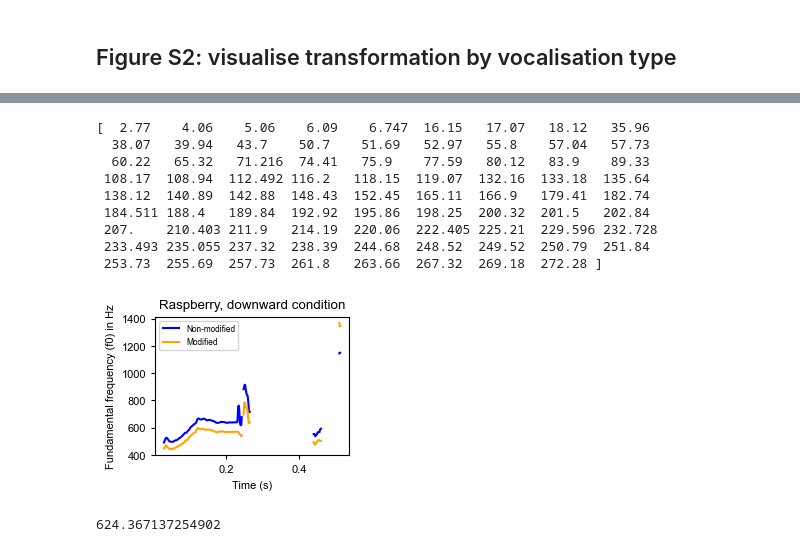
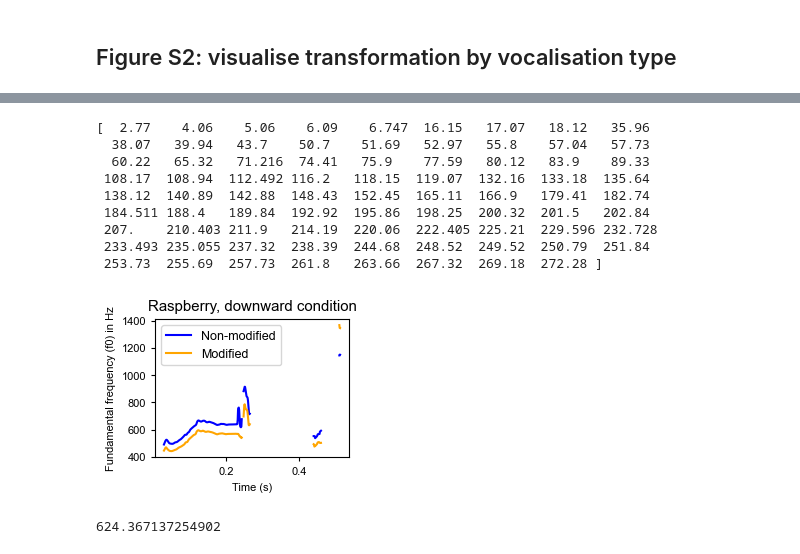
Before and after one commit to marghebelia/vocal_self_recognition, a Jupyter notebook: Scripts/Script4_f0overtime.ipynb, the cells around one changed output, grey strips where cells are left out. Saved outputs shown, nothing was run; the diff lists cells and outputs as text; code cells hidden in the pictures.

```diff
--- a/Scripts/Script4_f0overtime.ipynb
+++ b/Scripts/Script4_f0overtime.ipynb
@@ -135,18 +139,7 @@ plt.show()
 # Publication-style defaults
 mpl.rcParams.update({
     "font.family": "Arial",
-    "font.size": 8,
-    "axes.labelsize": 8,
-    "xtick.labelsize": 8,
-    "ytick.labelsize": 8,
-    "axes.linewidth": 0.8,
-    "xtick.major.width": 0.8,
-    "ytick.major.width": 0.8,
-    "xtick.major.size": 3,
-    "ytick.major.size": 3,
-    "pdf.fonttype": 42,
-    "ps.fonttype": 42,
-})
+    "font.size": 8})
 ## WHO ARE WE PLOTTING
 X = 47
 
@@ -171,7 +164,7 @@ plt.savefig(output_dir + "DOWNWARD.pdf", format=None, metadata=None,
             facecolor='auto', edgecolor='auto',
             backend=None)
 
-plt.savefig(output_dir + "DOWNWARD.png", dpi=1000, format=None, metadata=None,
+plt.savefig(output_dir + "DOWNWARD.svg", format=None, metadata=None,
             bbox_inches = "tight", pad_inches=0.1,
             facecolor='auto', edgecolor='auto',
             backend=None)
@@ -189,18 +182,7 @@ plt.show()
 # Publication-style defaults
 mpl.rcParams.update({
     "font.family": "Arial",
-    "font.size": 8,
-    "axes.labelsize": 8,
-    "xtick.labelsize": 8,
-    "ytick.labelsize": 8,
-    "axes.linewidth": 0.8,
-    "xtick.major.width": 0.8,
-    "ytick.major.width": 0.8,
-    "xtick.major.size": 3,
-    "ytick.major.size": 3,
-    "pdf.fonttype": 42,
-    "ps.fonttype": 42,
-})
+    "font.size": 8})
 ## WHO ARE WE PLOTTING
 X = 121
 
@@ -225,7 +207,7 @@ plt.savefig(output_dir + "neutral.pdf", format=None, metadata=None,
             facecolor='auto', edgecolor='auto',
             backend=None)
 
-plt.savefig(output_dir + "neutral.png", dpi=1000, format=None, metadata=None,
+plt.savefig(output_dir + "neutral.svg", format=None, metadata=None,
             bbox_inches = "tight", pad_inches=0.1,
             facecolor='auto', edgecolor='auto',
             backend=None)
@@ -560,7 +542,7 @@ plt.savefig(output_dir + "L_UP.jpg", dpi=1000, format=None, metadata=None,
 #### voc: RASPBERRY, cond: DOWNWARD ####
 mpl.rcParams.update({
     "font.family": "Arial",
-    "font.size": 8,
+    "font.size": 9,
     "axes.labelsize": 8,
     "xtick.labelsize": 8,
     "ytick.labelsize": 8,
@@ -581,35 +563,35 @@ print(np.unique(df_bb.loc[((df_bb["BB"] == X)), "start_times"])) #  & (df_bb["wh
 # which timing?
 tt = 195.86
 
 #### PLOTS DIRECTLY FROM THE FILE
 #BBX = df_bb.loc[((df_bb["BB"] == X) & (df_bb["start_times"] == tt) & (df_bb["who"] == "B"))]
 BBX = df_bb.loc[((df_bb["BB"] == X) & (df_bb["start_times"] == tt))]
 plt.figure(figsize=(2.5, 1.8))
 plt.plot(BBX['timepoint'], BBX["f0_BBvoc_NM"], label="Non-modified", color='blue')
 plt.plot(BBX['timepoint'], BBX["f0_BBvoc_M"], label="Modified", color='orange')
 plt.title("Raspberry, downward condition")
 plt.xlabel("Time (s)")
 plt.ylabel("Fundamental frequency (f0) in Hz")
 plt.legend(loc="best")
 plt.savefig(output_dir + "RPB_DOWN.pdf", dpi=1000, format=None, metadata=None,
            bbox_inches = "tight", pad_inches=0.1,
            facecolor='auto', edgecolor='auto',
            backend=None)
-plt.savefig(output_dir + "RPB_DOWN.jpg", dpi=1000, format=None, metadata=None,
+plt.savefig(output_dir + "RPB_DOWN.svg", format=None, metadata=None,
            bbox_inches = "tight", pad_inches=0.1,
            facecolor='auto', edgecolor='auto',
            backend=None)
 # %% [output]
 [  2.77    4.06    5.06    6.09    6.747  16.15   17.07   18.12   35.96
   38.07   39.94   43.7    50.7    51.69   52.97   55.8    57.04   57.73
   60.22   65.32   71.216  74.41   75.9    77.59   80.12   83.9    89.33
  108.17  108.94  112.492 116.2   118.15  119.07  132.16  133.18  135.64
  138.12  140.89  142.88  148.43  152.45  165.11  166.9   179.41  182.74
  184.511 188.4   189.84  192.92  195.86  198.25  200.32  201.5   202.84
  207.    210.403 211.9   214.19  220.06  222.405 225.21  229.596 232.728
  233.493 235.055 237.32  238.39  244.68  248.52  249.52  250.79  251.84
  253.73  255.69  257.73  261.8   263.66  267.32  269.18  272.28 ]
-[figure, old version]
+[figure, new version]
 # %%
 np.mean(BBX["f0_BBvoc_NM"])
 # %% [output]
```
Also changed, not shown: parts of 7 cells of this notebook, 38 other files.
